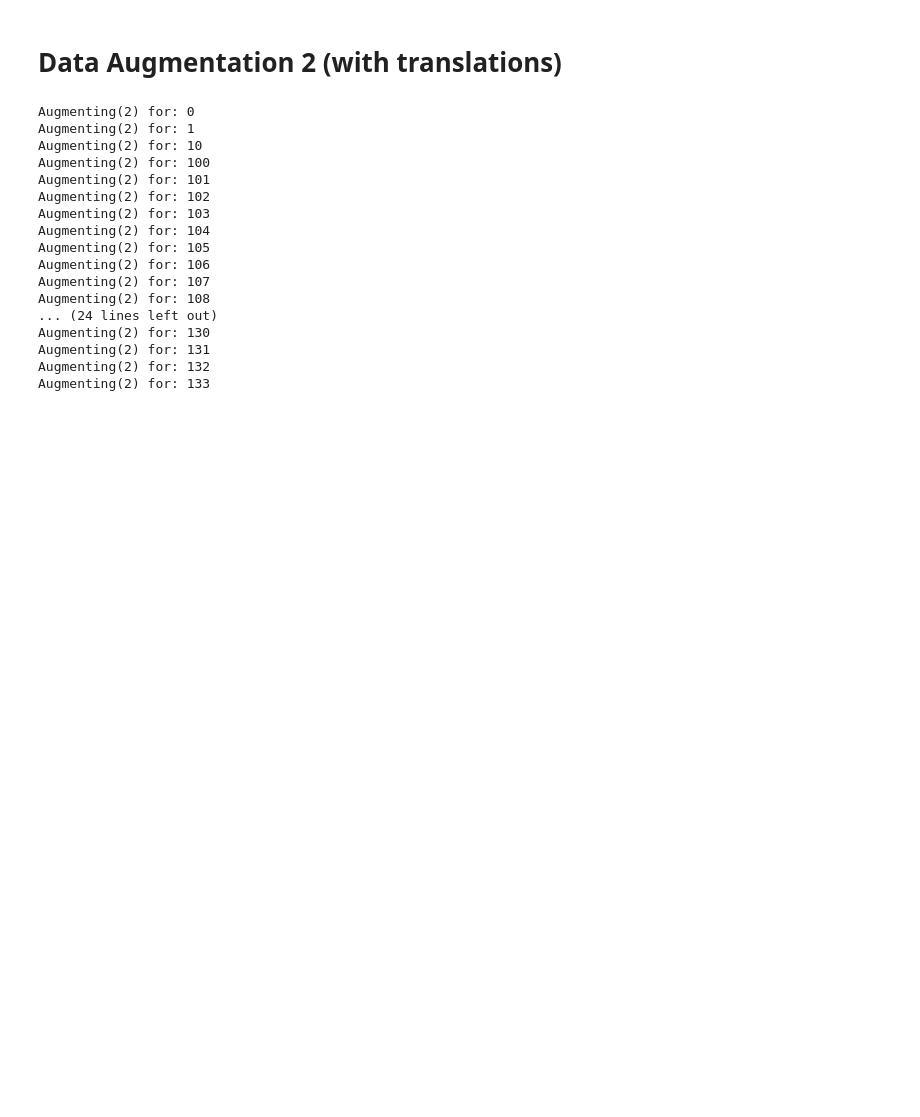
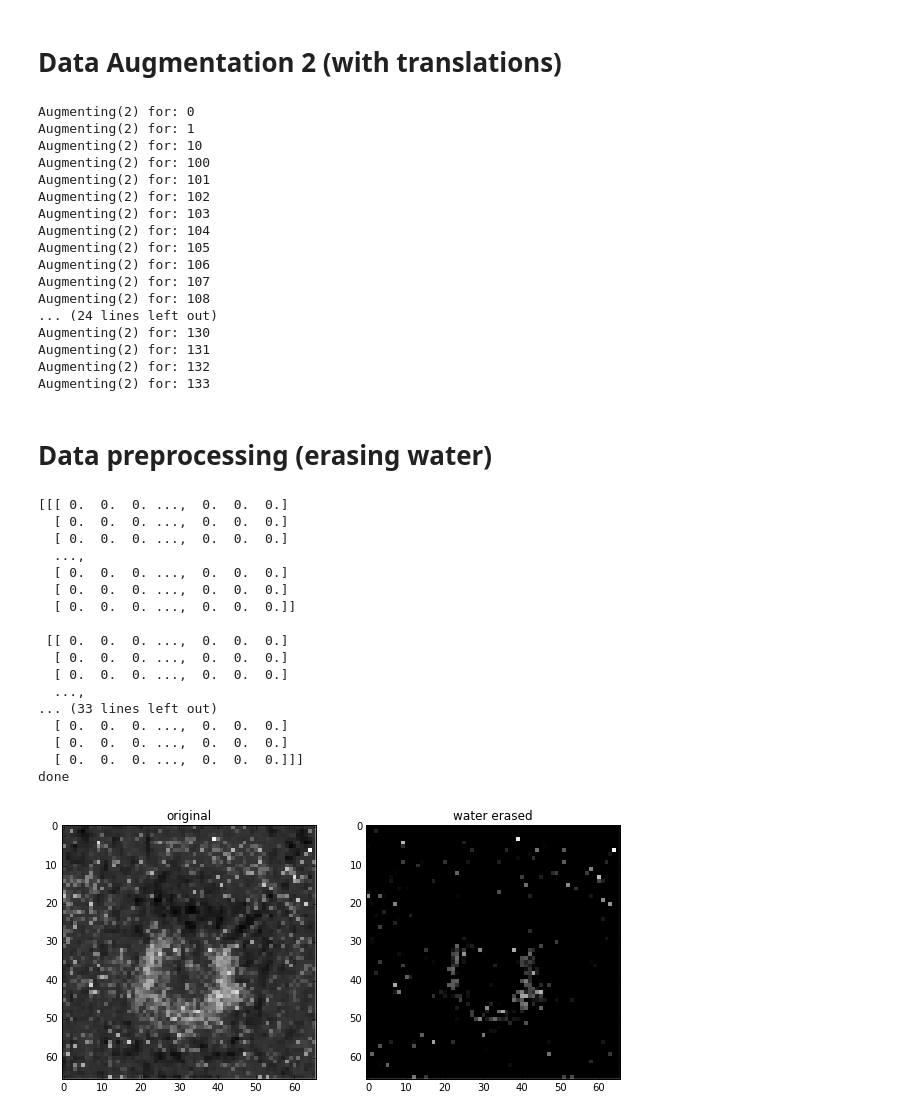
Before and after one commit to dansuh17/bcelltcell, a Jupyter notebook: wbc_test.ipynb, the cells around one changed output. Saved outputs shown, nothing was run; the diff lists cells and outputs as text; code cells hidden in the pictures; blank space fills up the shorter version.

Commit message:
erased water

```diff
--- a/wbc_test.ipynb
+++ b/wbc_test.ipynb
@@ -465,3 +465,74 @@ Augmenting(2) for: 130
 Augmenting(2) for: 131
 Augmenting(2) for: 132
 Augmenting(2) for: 133
+# %% [markdown]
+# Data preprocessing (erasing water)
+# %%
+def no_water_normalize(img_array):
+    flattened = img_array.flatten()
+    min_val = np.min(flattened[np.nonzero(flattened)])
+    max_val = np.max(flattened[np.nonzero(flattened)])
+    img_array -= min_val
+
+    img_array = img_array * (img_array > -min_val)
+
+    multiplier = 1 / (max_val - min_val)
+
+    return np.array(img_array) * multiplier
+# %%
+with h5py.File('dataset.h5', 'r') as hf, h5py.File('water_erased_dataset.h5', 'w') as we_hf:
+    # test
+    od = np.array(hf['0']['data'])
+    we = od * (od > 1.35)
+    print(we)
+
+    for data_num in hf:
+        # extract information from original data
+        # original_data = normalize(np.array(hf[data_num]['data']))  # now we save the normalized data!
+        original_data = np.array(hf[data_num]['data'])
+        water_erased = original_data * (original_data > 1.34)
+
+        shape = original_data.shape
+        label = hf[data_num]['data'].attrs['label']
+        original_name = hf[data_num]['data'].attrs['original_name']
+        original_id = hf[data_num]['data'].attrs['id']
+
+        # save the data
+        add_data(we_hf, water_erased, label, data_num, original_name + '_no_water', shape)
+print('done')
+
+# print sample data
+with h5py.File('water_erased_dataset.h5', 'r') as we_hf, h5py.File('dataset.h5', 'r') as hf:
+    original_sample = normalize(np.array(hf['120']['data']))
+    slice_original = original_sample[18]
+    sample = no_water_normalize(np.array(we_hf['120']['data']))
+    slice_ = sample[18]
+
+    # draw figure
+    plt.figure(figsize=(10, 10))
+    plt.subplot(121)
+    plt.title('original')
+    plt.imshow(slice_original)
+
+    plt.subplot(122)
+    plt.title('water erased')
+    plt.imshow(slice_)
+# %% [output]
+[[[ 0.  0.  0. ...,  0.  0.  0.]
+  [ 0.  0.  0. ...,  0.  0.  0.]
+  [ 0.  0.  0. ...,  0.  0.  0.]
+  ...,
+  [ 0.  0.  0. ...,  0.  0.  0.]
+  [ 0.  0.  0. ...,  0.  0.  0.]
+  [ 0.  0.  0. ...,  0.  0.  0.]]
+
+ [[ 0.  0.  0. ...,  0.  0.  0.]
+  [ 0.  0.  0. ...,  0.  0.  0.]
+  [ 0.  0.  0. ...,  0.  0.  0.]
+  ...,
+... (33 lines left out)
+  [ 0.  0.  0. ...,  0.  0.  0.]
+  [ 0.  0.  0. ...,  0.  0.  0.]
+  [ 0.  0.  0. ...,  0.  0.  0.]]]
+done
+[figure, added]
```
Also changed, not shown: parts of 2 cells of this notebook.
